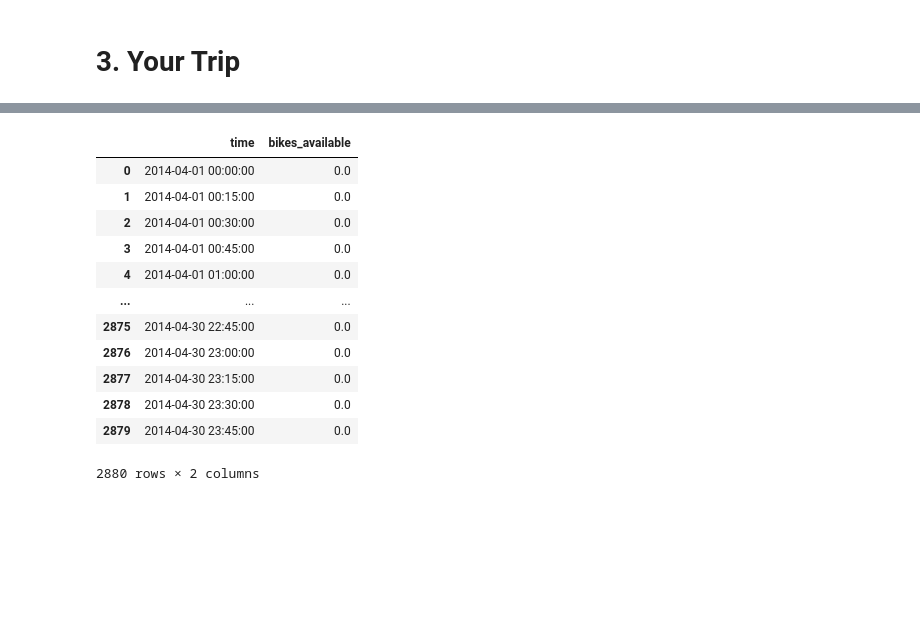
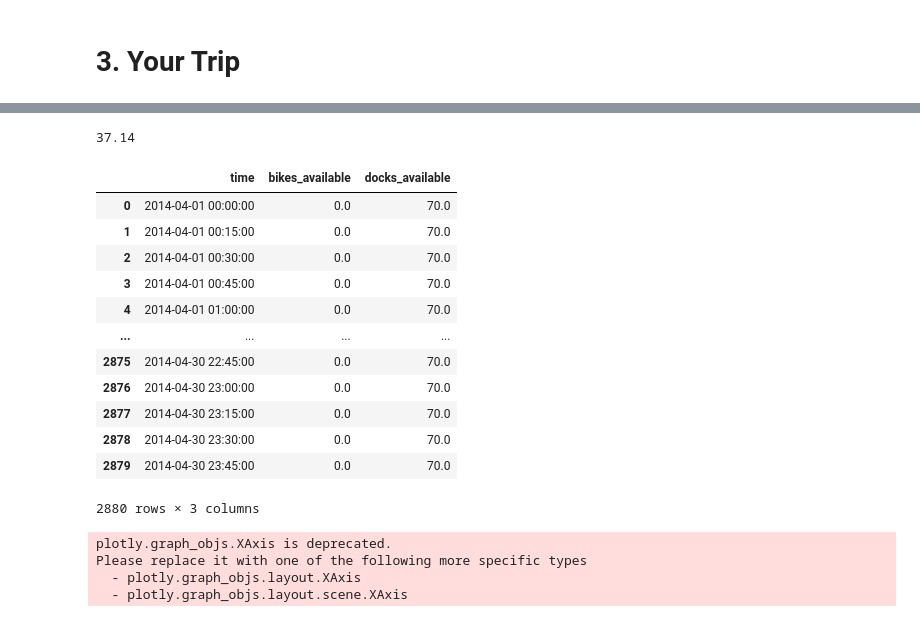
Before and after one commit to gerardrius/Final, a Jupyter notebook: main.ipynb, the cells around one changed output, grey strips where cells are left out. Saved outputs shown, nothing was run; the diff lists cells and outputs as text; code cells hidden in the pictures; blank space fills up the shorter version.

```diff
--- a/main.ipynb
+++ b/main.ipynb
@@ -195,2 +176,0 @@ capacity_dict
-# %%
-station_519 = trip.station_load_time_series (ALL_TRIPS, 519)
@@ -197,23 +218,28 @@ station_519 = trip.station_load_time_series (ALL_TRIPS, 519)
+# %%
+round(station_519[0].iloc[1224]['bikes_in_station']/station_519[1]*100, 2)
+# %% [output]
+37.14
 # %%
 bike_availability = station_519[0]['bikes_in_station'].to_list()
 time_range = trip.time_range
 # %%
-definitive_df = pd.DataFrame({'time': time_range[:-1], 'bikes_available': bike_availability[:-1]})
-definitive_df['time'] = pd.to_datetime(definitive_df['time'], infer_datetime_format = True)
+time_series_df = pd.DataFrame({'time': time_range[:-1], 'bikes_available': bike_availability[:-1]})
+time_series_df['time'] = pd.to_datetime(time_series_df['time'], infer_datetime_format = True)
+time_series_df['docks_available'] = [station_519[1]]*time_series_df.shape[0] - time_series_df['bikes_available']
 
-definitive_df
+time_series_df
 # %% [output]
-|  | time | bikes_available |
-| 0 | 2014-04-01 00:00:00 | 0.0 |
-| 1 | 2014-04-01 00:15:00 | 0.0 |
-| 2 | 2014-04-01 00:30:00 | 0.0 |
-| 3 | 2014-04-01 00:45:00 | 0.0 |
-| 4 | 2014-04-01 01:00:00 | 0.0 |
-| ... | ... | ... |
-| 2875 | 2014-04-30 22:45:00 | 0.0 |
-| 2876 | 2014-04-30 23:00:00 | 0.0 |
-| 2877 | 2014-04-30 23:15:00 | 0.0 |
-| 2878 | 2014-04-30 23:30:00 | 0.0 |
-| 2879 | 2014-04-30 23:45:00 | 0.0 |
+|  | time | bikes_available | docks_available |
+| 0 | 2014-04-01 00:00:00 | 0.0 | 70.0 |
+| 1 | 2014-04-01 00:15:00 | 0.0 | 70.0 |
+| 2 | 2014-04-01 00:30:00 | 0.0 | 70.0 |
+| 3 | 2014-04-01 00:45:00 | 0.0 | 70.0 |
+| 4 | 2014-04-01 01:00:00 | 0.0 | 70.0 |
+| ... | ... | ... | ... |
+| 2875 | 2014-04-30 22:45:00 | 0.0 | 70.0 |
+| 2876 | 2014-04-30 23:00:00 | 0.0 | 70.0 |
+| 2877 | 2014-04-30 23:15:00 | 0.0 | 70.0 |
+| 2878 | 2014-04-30 23:30:00 | 0.0 | 70.0 |
+| 2879 | 2014-04-30 23:45:00 | 0.0 | 70.0 |
-2880 rows × 2 columns
+2880 rows × 3 columns
 # %%
@@ -225,2 +251,43 @@ fig = px.area(definitive_df,
         title = 'Bike Availability in Station ID')
 fig.show()
+# %%
+import plotly.graph_objects as go
+
+x = time_range
+fig = go.Figure()
+
+fig.add_trace(go.Scatter(
+    x = x, y = time_series_df['bikes_available'],
+    mode='lines',
+    line=dict(width=0.5, color='darkblue'),
+    stackgroup='one',
+    groupnorm='percent' # sets the normalization for the sum of the stackgroup
+))
+
+fig.add_trace(go.Scatter(
+    x = x, y= time_series_df['docks_available'],
+    mode='lines',
+    line=dict(width=0.5, color='lightblue'),
+    stackgroup='one'
+))
+
+fig.update_layout(
+    showlegend=True,
+    title = f'Time Series on bike Availability on Station: ',
+    xaxis_type='category',
+
+    xaxis = go.XAxis(
+        title = 'Time',
+        showticklabels=False),
+
+    yaxis=dict(
+        type='linear',
+        range=[1, 100],
+        ticksuffix='%'))
+
+fig.show();
+# %% [output]
+plotly.graph_objs.XAxis is deprecated.
+Please replace it with one of the following more specific types
+  - plotly.graph_objs.layout.XAxis
+  - plotly.graph_objs.layout.scene.XAxis
```
Also changed, not shown: parts of 12 cells of this notebook, 2 other files.
